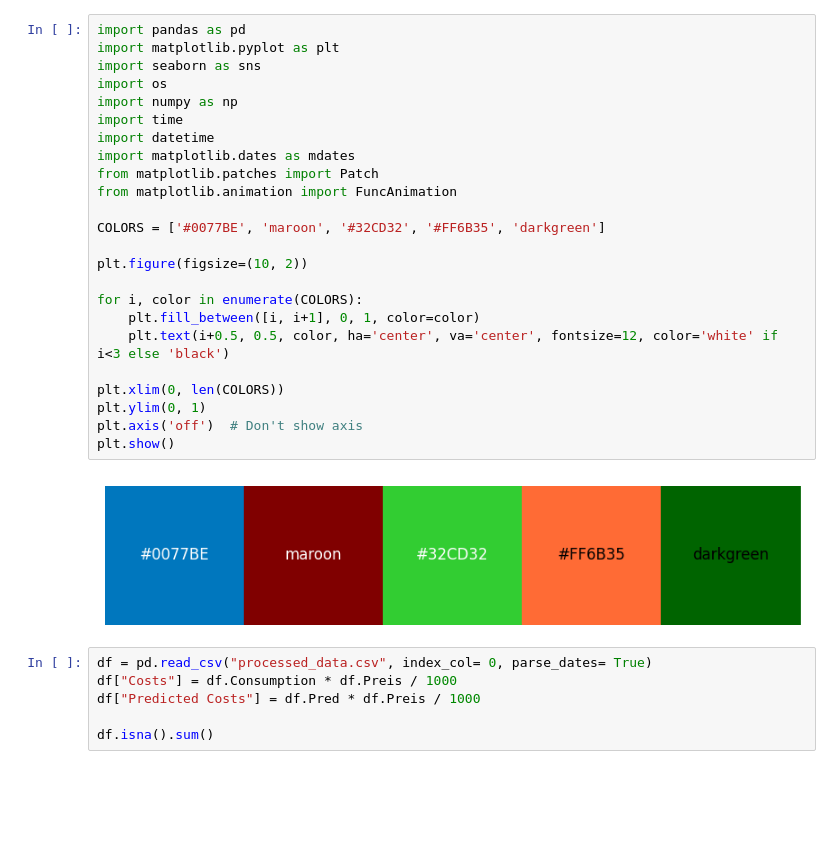
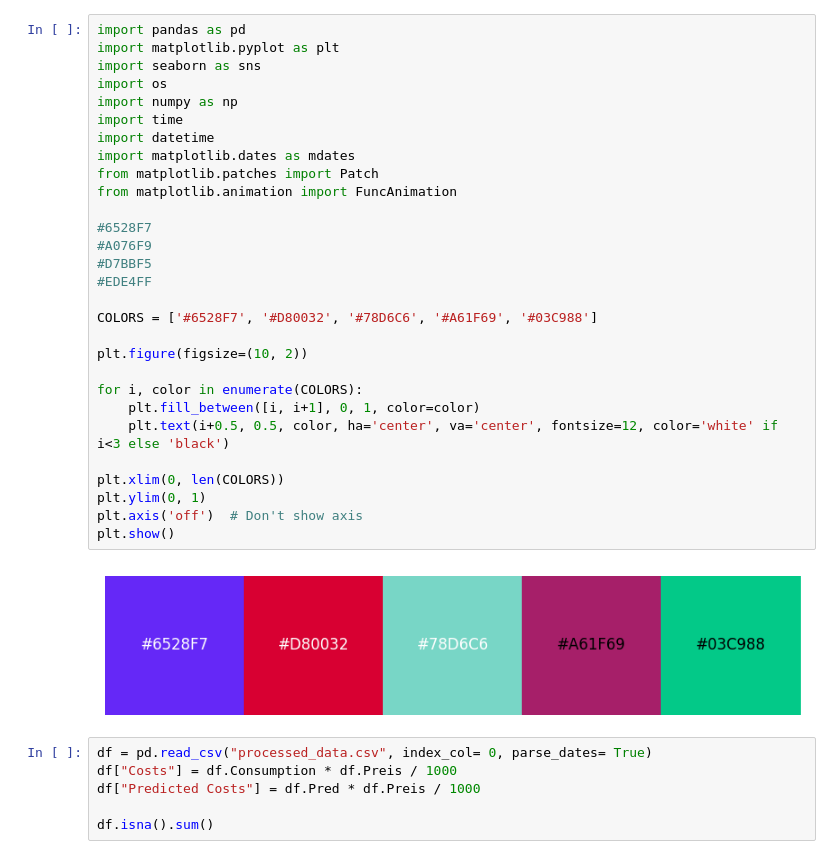
Before and after one commit to MockaWolke/SmartCity, a Jupyter notebook: plots.ipynb, the cells around one changed output. Cells and saved outputs as stored; diff of their text form; blank space fills up the shorter version.

Commit message:
better colors

```diff
--- a/plots.ipynb
+++ b/plots.ipynb
@@ -1,29 +1,34 @@
 # %%
 import pandas as pd
 import matplotlib.pyplot as plt
 import seaborn as sns
 import os
 import numpy as np
 import time
 import datetime
 import matplotlib.dates as mdates
 from matplotlib.patches import Patch
 from matplotlib.animation import FuncAnimation
 
-COLORS = ['#0077BE', 'maroon', '#32CD32', '#FF6B35', 'darkgreen']
+#6528F7
+#A076F9
+#D7BBF5
+#EDE4FF
+
+COLORS = ['#6528F7', '#D80032', '#78D6C6', '#A61F69', '#03C988']
 
 plt.figure(figsize=(10, 2))
 
 for i, color in enumerate(COLORS):
     plt.fill_between([i, i+1], 0, 1, color=color)
     plt.text(i+0.5, 0.5, color, ha='center', va='center', fontsize=12, color='white' if i<3 else 'black')
 
 plt.xlim(0, len(COLORS))
 plt.ylim(0, 1)
 plt.axis('off')  # Don't show axis
 plt.show()
 # %% [output]
-[figure, old version]
+[figure, new version]
 # %%
 df = pd.read_csv("processed_data.csv", index_col= 0, parse_dates= True)
 df["Costs"] = df.Consumption * df.Preis / 1000
```
Also changed, not shown: parts of 14 cells of this notebook, 13 other files.
